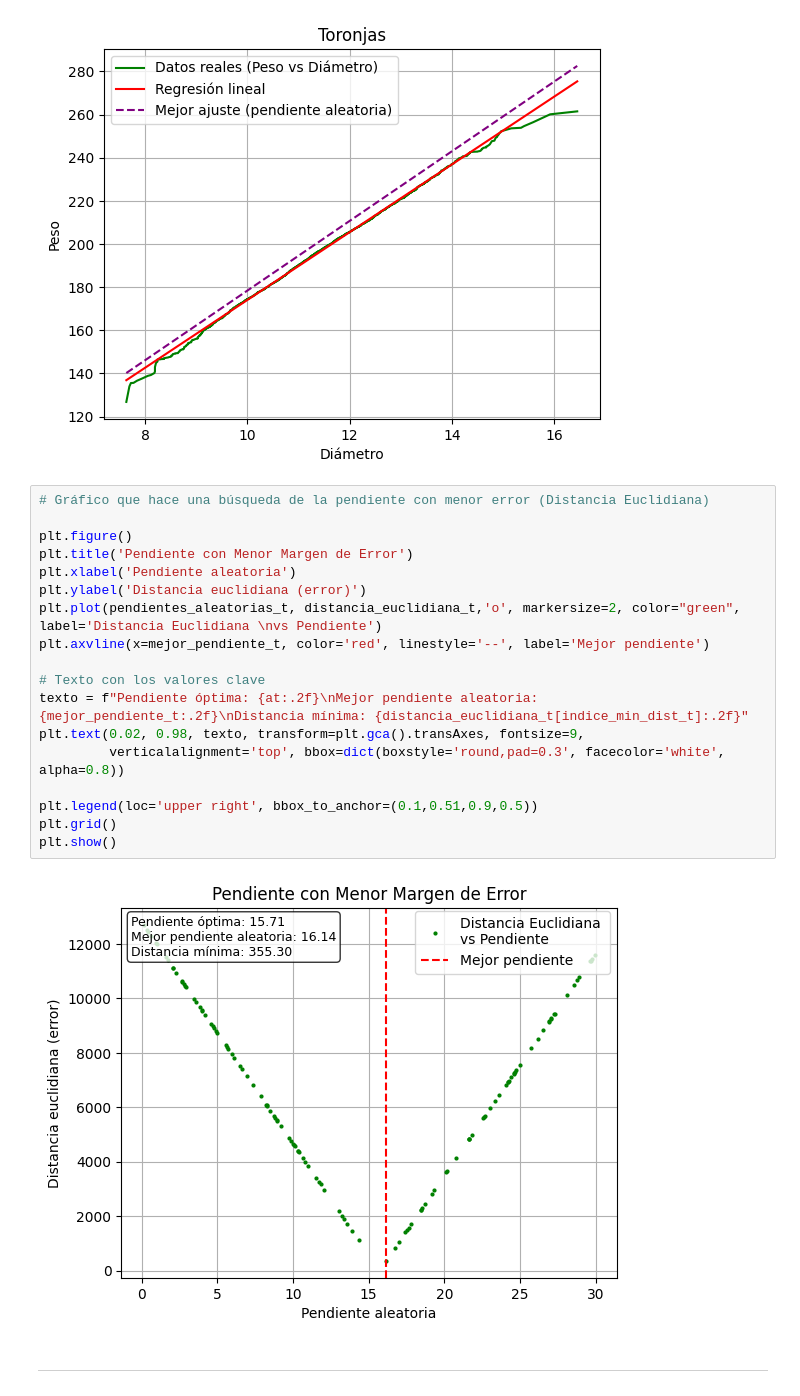
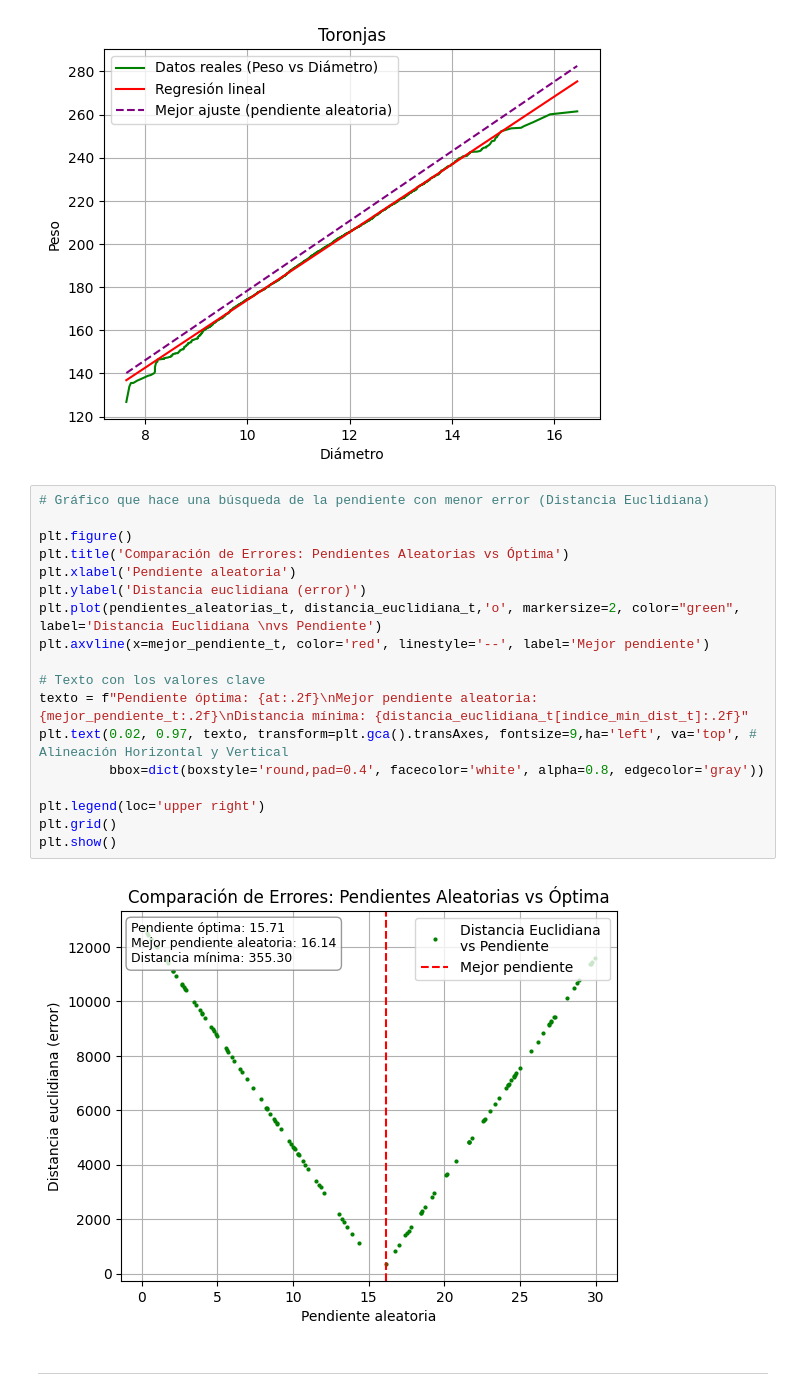
Before and after one commit to DanielRaiicHu/numPy, a Jupyter notebook: numPy.ipynb, the cells around one changed output. Drawn from its saved outputs; the diff is of its cells as text.

```diff
--- a/numPy.ipynb
+++ b/numPy.ipynb
@@ -604,23 +604,23 @@ plt.show()
 # %%
 # Gráfico que hace una búsqueda de la pendiente con menor error (Distancia Euclidiana)
 
 plt.figure()
-plt.title('Pendiente con Menor Margen de Error')
+plt.title('Comparación de Errores: Pendientes Aleatorias vs Óptima')
 plt.xlabel('Pendiente aleatoria')
 plt.ylabel('Distancia euclidiana (error)')
 plt.plot(pendientes_aleatorias_t, distancia_euclidiana_t,'o', markersize=2, color="green", label='Distancia Euclidiana \nvs Pendiente')
 plt.axvline(x=mejor_pendiente_t, color='red', linestyle='--', label='Mejor pendiente')
 
 # Texto con los valores clave
 texto = f"Pendiente óptima: {at:.2f}\nMejor pendiente aleatoria: {mejor_pendiente_t:.2f}\nDistancia mínima: {distancia_euclidiana_t[indice_min_dist_t]:.2f}"
-plt.text(0.02, 0.98, texto, transform=plt.gca().transAxes, fontsize=9,
-         verticalalignment='top', bbox=dict(boxstyle='round,pad=0.3', facecolor='white', alpha=0.8))
+plt.text(0.02, 0.97, texto, transform=plt.gca().transAxes, fontsize=9,ha='left', va='top', # Alineación Horizontal y Vertical
+         bbox=dict(boxstyle='round,pad=0.4', facecolor='white', alpha=0.8, edgecolor='gray'))
 
-plt.legend(loc='upper right', bbox_to_anchor=(0.1,0.51,0.9,0.5))
+plt.legend(loc='upper right')
 plt.grid()
 plt.show()
 # %% [output]
-[figure, old version]
+[figure, new version]
 # %% [markdown]
 _____
 # %%
```
Also changed, not shown: parts of 1 cell of this notebook.
